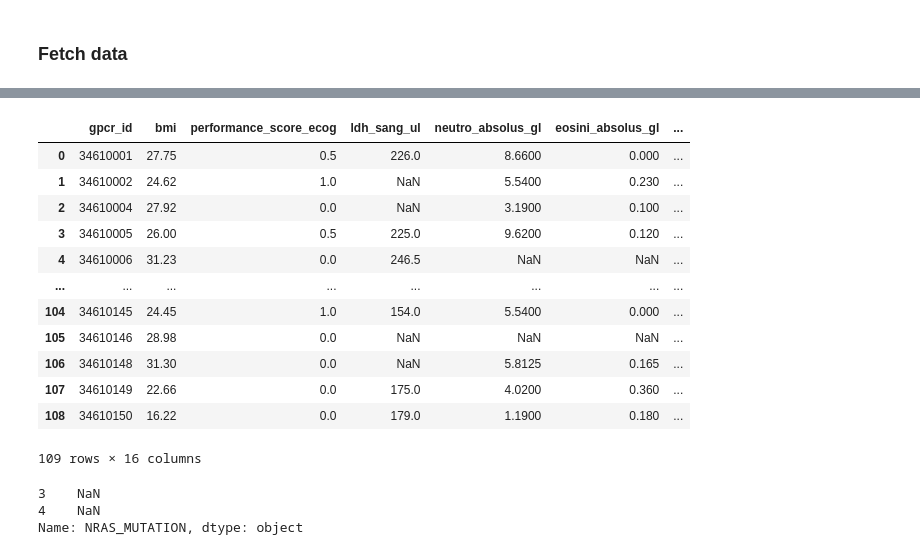
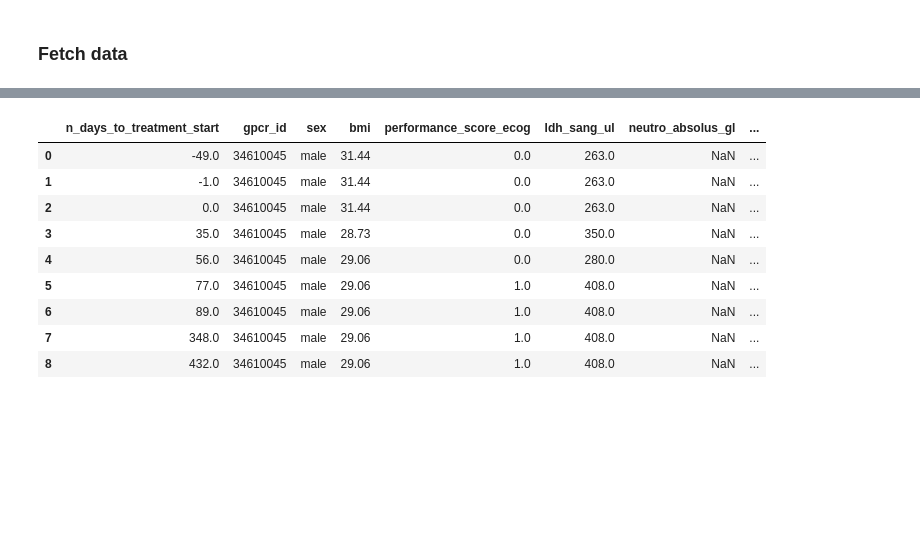
Before and after one commit to arnauddhaene/graphmel, a Jupyter notebook: notebooks/link-blood-to-scan.ipynb, the cells around one changed output, grey strips where cells are left out. Saved outputs shown, nothing was run; the diff lists cells and outputs as text; code cells hidden in the pictures; blank space fills up the shorter version.

```diff
--- a/notebooks/link-blood-to-scan.ipynb
+++ b/notebooks/link-blood-to-scan.ipynb
@@ -42,3 +200,24 @@ CONNECTION_DIR = '/Users/adhaene/Downloads/'
+# %%
+patient = 34610045
+
+patient_studies = merged_studies[merged_studies.gpcr_id == patient] \
+    .set_index('n_days_to_treatment_start').sort_index()
+
+# Linear interpolation for numeric values and backwards fill for the rest
+filled_studies = patient_studies.interpolate(method='index').bfill().ffill().reset_index()
+
+filled_studies
+# %% [output]
+|  | n_days_to_treatment_start | gpcr_id | sex | bmi | performance_score_ecog | ldh_sang_ul | neutro_absolus_gl | ... |
+| 0 | -49.0 | 34610045 | male | 31.44 | 0.0 | 263.0 | NaN | ... |
+| 1 | -1.0 | 34610045 | male | 31.44 | 0.0 | 263.0 | NaN | ... |
+| 2 | 0.0 | 34610045 | male | 31.44 | 0.0 | 263.0 | NaN | ... |
+| 3 | 35.0 | 34610045 | male | 28.73 | 0.0 | 350.0 | NaN | ... |
+| 4 | 56.0 | 34610045 | male | 29.06 | 0.0 | 280.0 | NaN | ... |
+| 5 | 77.0 | 34610045 | male | 29.06 | 1.0 | 408.0 | NaN | ... |
+| 6 | 89.0 | 34610045 | male | 29.06 | 1.0 | 408.0 | NaN | ... |
+| 7 | 348.0 | 34610045 | male | 29.06 | 1.0 | 408.0 | NaN | ... |
+| 8 | 432.0 | 34610045 | male | 29.06 | 1.0 | 408.0 | NaN | ... |
 # %%
 delta = 30
 
@@ -54,58 +233,3 @@ if 'pre-01' in mapper.keys() and 'post-01' in mapper.keys():
 
     pre_blood = blood[(blood.gpcr_id == patient) & (blood.n_days_to_treatment_start.between(pre - delta, pre + delta))]
     post_blood = blood[(blood.gpcr_id == patient) & (blood.n_days_to_treatment_start.between(post - delta, post + delta))]
-# %%
-blood_filtered = pd.DataFrame()
-
-valid_patients = list(set(list(studies[studies.study_name == 'post-01'].gpcr_id.unique())) \
-                      & set(list(blood.gpcr_id.unique())))
-
-for patient in valid_patients:
-
-    mapper = retrieve_mapper(pd.concat([blood, studies]), patient, 'study_name', 'n_days_to_treatment_start').reset_index(drop=True)
-
-    # Get the `n_days_to_treatment_start` of blood results to aggregate
-    wanted_blood_results_idx = get_closest_blood_results(mapper).n_days_to_treatment_start.to_list()
-    bdf = blood[(blood.gpcr_id == patient) & (blood.n_days_to_treatment_start.isin(wanted_blood_results_idx))]
-
-    blood_filtered = pd.concat([blood_filtered, bdf])
-
-fdf = blood_filtered[['gpcr_id', *blood_features, *patient_features]].groupby('gpcr_id').agg({
-    'bmi': np.mean,
-    'performance_score_ecog': np.mean,
-    'ldh_sang_ul': np.mean,
-    'neutro_absolus_gl': np.mean,
-    'eosini_absolus_gl': np.mean,
-    'leucocytes_sang_gl': np.mean,
-    'immuno_therapy_type': np.sum,
-    'lympho_absolus_gl': np.mean,
-    'sex': pd.Series.mode,
-    'NRAS_MUTATION': pd.Series.mode,
-    'BRAF_MUTATION': pd.Series.mode,
-    'concomittant_tvec': pd.Series.mode,
-    'prior_targeted_therapy': pd.Series.mode,
-    'prior_treatment': pd.Series.mode,
-    'nivo_maintenance': pd.Series.mode
-})
-
-fdf.reset_index()
-# %% [output]
-|  | gpcr_id | bmi | performance_score_ecog | ldh_sang_ul | neutro_absolus_gl | eosini_absolus_gl | ... |
-| 0 | 34610001 | 27.75 | 0.5 | 226.0 | 8.6600 | 0.000 | ... |
-| 1 | 34610002 | 24.62 | 1.0 | NaN | 5.5400 | 0.230 | ... |
-| 2 | 34610004 | 27.92 | 0.0 | NaN | 3.1900 | 0.100 | ... |
-| 3 | 34610005 | 26.00 | 0.5 | 225.0 | 9.6200 | 0.120 | ... |
-| 4 | 34610006 | 31.23 | 0.0 | 246.5 | NaN | NaN | ... |
-| ... | ... | ... | ... | ... | ... | ... | ... |
-| 104 | 34610145 | 24.45 | 1.0 | 154.0 | 5.5400 | 0.000 | ... |
-| 105 | 34610146 | 28.98 | 0.0 | NaN | NaN | NaN | ... |
-| 106 | 34610148 | 31.30 | 0.0 | NaN | 5.8125 | 0.165 | ... |
-| 107 | 34610149 | 22.66 | 0.0 | 175.0 | 4.0200 | 0.360 | ... |
-| 108 | 34610150 | 16.22 | 0.0 | 179.0 | 1.1900 | 0.180 | ... |
-109 rows × 16 columns
-# %%
-blood_filtered[blood_filtered.gpcr_id == 34610001].NRAS_MUTATION
-# %% [output]
-3    NaN
-4    NaN
-Name: NRAS_MUTATION, dtype: object
```
Also changed, not shown: parts of 9 cells of this notebook, 1 other file.
